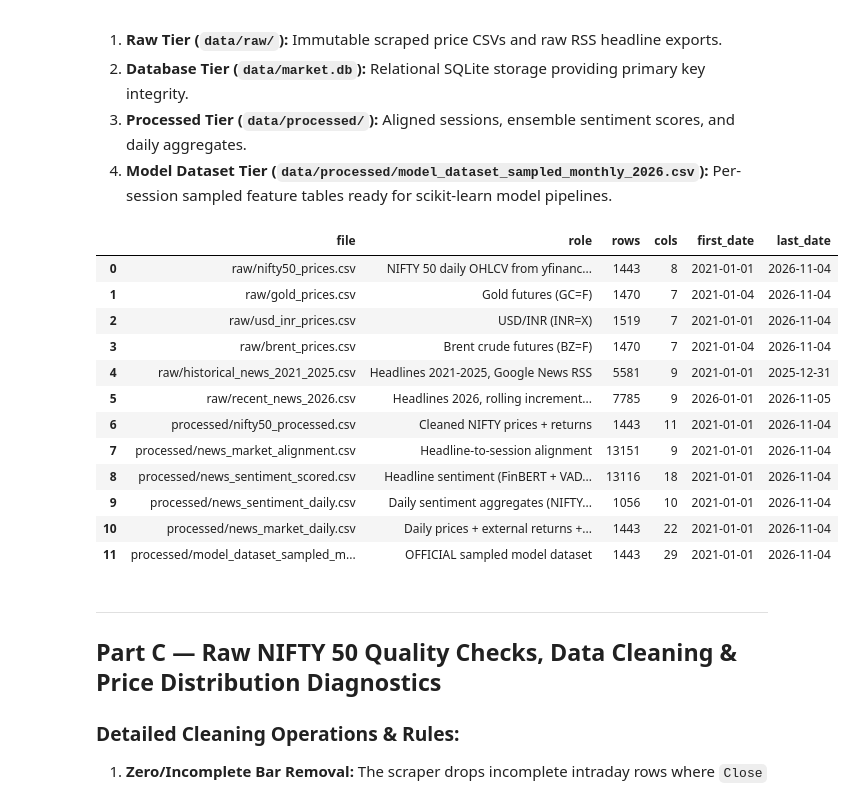
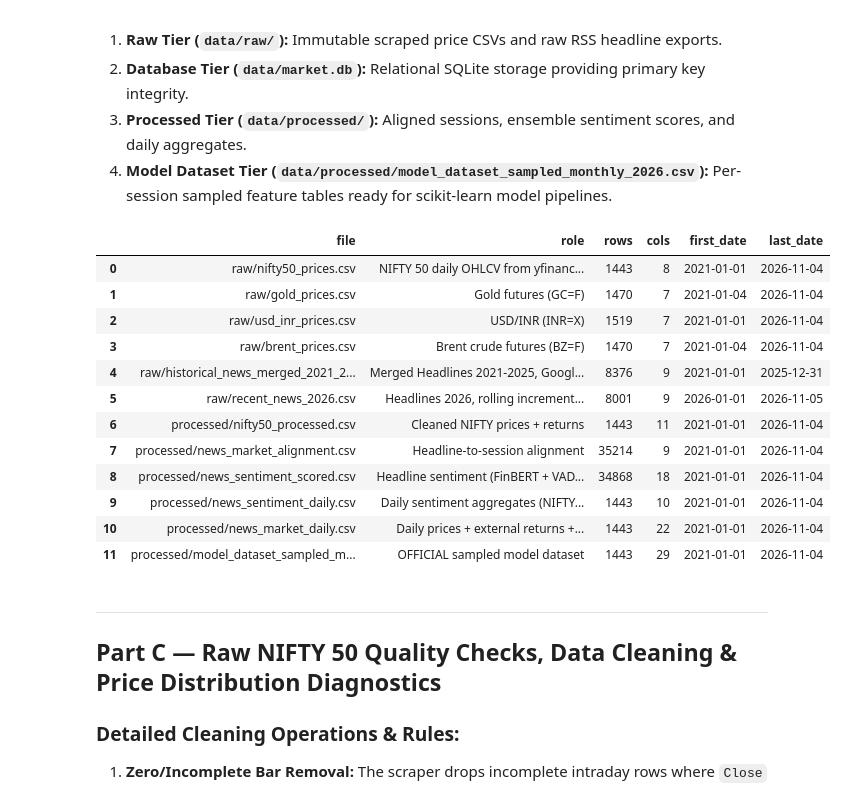
Before and after one commit to SVDKWTD/finance-IDC, a Jupyter notebook: notebooks/Finance_IDC_EDA.ipynb, the cells around one changed output. Cells and saved outputs as stored; diff of their text form; code cells hidden in the pictures.

```diff
--- a/notebooks/Finance_IDC_EDA.ipynb
+++ b/notebooks/Finance_IDC_EDA.ipynb
@@ -111,44 +106,44 @@ The system architecture organizes data into four clean operational tiers:
 4. **Model Dataset Tier (`data/processed/model_dataset_sampled_monthly_2026.csv`):** Per-session sampled feature tables ready for scikit-learn model pipelines.
 # %%
 inventory = [
-    ("raw/nifty50_prices.csv",         "NIFTY 50 daily OHLCV from yfinance (^NSEI)",            "Date"),
-    ("raw/gold_prices.csv",            "Gold futures (GC=F)",                                    "Date"),
-    ("raw/usd_inr_prices.csv",        "USD/INR (INR=X)",                                        "Date"),
-    ("raw/brent_prices.csv",          "Brent crude futures (BZ=F)",                             "Date"),
-    ("raw/historical_news_2021_2025.csv", "Headlines 2021-2025, Google News RSS",              "published_at"),
-    ("raw/recent_news_2026.csv",      "Headlines 2026, rolling incremental collector",           "published_at"),
-    ("processed/nifty50_processed.csv", "Cleaned NIFTY prices + returns",                       "Date"),
-    ("processed/news_market_alignment.csv", "Headline-to-session alignment",                    "feature_date"),
-    ("processed/news_sentiment_scored.csv", "Headline sentiment (FinBERT + VADER + TextBlob)",  "feature_date"),
-    ("processed/news_sentiment_daily.csv",  "Daily sentiment aggregates (NIFTY-filtered)",        "date"),
-    ("processed/news_market_daily.csv",     "Daily prices + external returns + counts",          "date"),
-    ("processed/model_dataset_sampled_monthly_2026.csv", "OFFICIAL sampled model dataset",     "date"),
+    ("raw/nifty50_prices.csv",                   "NIFTY 50 daily OHLCV from yfinance (^NSEI)",            "Date"),
+    ("raw/gold_prices.csv",                      "Gold futures (GC=F)",                                    "Date"),
+    ("raw/usd_inr_prices.csv",                  "USD/INR (INR=X)",                                        "Date"),
+    ("raw/brent_prices.csv",                    "Brent crude futures (BZ=F)",                             "Date"),
+    ("raw/historical_news_merged_2021_2025.csv", "Merged Headlines 2021-2025, Google News RSS",             "published_at"),
+    ("raw/recent_news_2026.csv",                "Headlines 2026, rolling incremental collector",           "published_at"),
+    ("processed/nifty50_processed.csv",         "Cleaned NIFTY prices + returns",                         "Date"),
+    ("processed/news_market_alignment.csv",     "Headline-to-session alignment",                          "feature_date"),
+    ("processed/news_sentiment_scored.csv",     "Headline sentiment (FinBERT + VADER + TextBlob)",        "feature_date"),
+    ("processed/news_sentiment_daily.csv",      "Daily sentiment aggregates (NIFTY-filtered)",            "date"),
+    ("processed/news_market_daily.csv",         "Daily prices + external returns + counts",               "date"),
+    ("processed/model_dataset_sampled_monthly_2026.csv", "OFFICIAL sampled model dataset",                 "date"),
 ]
 
 rows = []
 for rel, role, dc in inventory:
     path = ROOT / "data" / rel
     if path.exists():
         d = pd.read_csv(path)
         s = (pd.to_datetime(d[dc], utc=True, format="mixed", errors="coerce")
              if dc == "published_at" else pd.to_datetime(d[dc], errors="coerce"))
         rows.append({"file": rel, "role": role, "rows": len(d), "cols": d.shape[1],
                      "first_date": str(s.min())[:10], "last_date": str(s.max())[:10]})
 
 inv = pd.DataFrame(rows)
 display(inv)
 # %% [output]
 |  | file | role | rows | cols | first_date | last_date |
 | 0 | raw/nifty50_prices.csv | NIFTY 50 daily OHLCV from yfinanc... | 1443 | 8 | 2021-01-01 | 2026-11-04 |
 | 1 | raw/gold_prices.csv | Gold futures (GC=F) | 1470 | 7 | 2021-01-04 | 2026-11-04 |
 | 2 | raw/usd_inr_prices.csv | USD/INR (INR=X) | 1519 | 7 | 2021-01-01 | 2026-11-04 |
 | 3 | raw/brent_prices.csv | Brent crude futures (BZ=F) | 1470 | 7 | 2021-01-04 | 2026-11-04 |
-| 4 | raw/historical_news_2021_2025.csv | Headlines 2021-2025, Google News RSS | 5581 | 9 | 2021-01-01 | 2025-12-31 |
-| 5 | raw/recent_news_2026.csv | Headlines 2026, rolling increment... | 7785 | 9 | 2026-01-01 | 2026-11-05 |
+| 4 | raw/historical_news_merged_2021_2... | Merged Headlines 2021-2025, Googl... | 8376 | 9 | 2021-01-01 | 2025-12-31 |
+| 5 | raw/recent_news_2026.csv | Headlines 2026, rolling increment... | 8001 | 9 | 2026-01-01 | 2026-11-05 |
 | 6 | processed/nifty50_processed.csv | Cleaned NIFTY prices + returns | 1443 | 11 | 2021-01-01 | 2026-11-04 |
-| 7 | processed/news_market_alignment.csv | Headline-to-session alignment | 13151 | 9 | 2021-01-01 | 2026-11-04 |
-| 8 | processed/news_sentiment_scored.csv | Headline sentiment (FinBERT + VAD... | 13116 | 18 | 2021-01-01 | 2026-11-04 |
-| 9 | processed/news_sentiment_daily.csv | Daily sentiment aggregates (NIFTY... | 1056 | 10 | 2021-01-01 | 2026-11-04 |
+| 7 | processed/news_market_alignment.csv | Headline-to-session alignment | 35214 | 9 | 2021-01-01 | 2026-11-04 |
+| 8 | processed/news_sentiment_scored.csv | Headline sentiment (FinBERT + VAD... | 34868 | 18 | 2021-01-01 | 2026-11-04 |
+| 9 | processed/news_sentiment_daily.csv | Daily sentiment aggregates (NIFTY... | 1443 | 10 | 2021-01-01 | 2026-11-04 |
 | 10 | processed/news_market_daily.csv | Daily prices + external returns +... | 1443 | 22 | 2021-01-01 | 2026-11-04 |
 | 11 | processed/model_dataset_sampled_m... | OFFICIAL sampled model dataset | 1443 | 29 | 2021-01-01 | 2026-11-04 |
 # %% [markdown]
```
Also changed, not shown: parts of 15 cells of this notebook, 24 other files.
